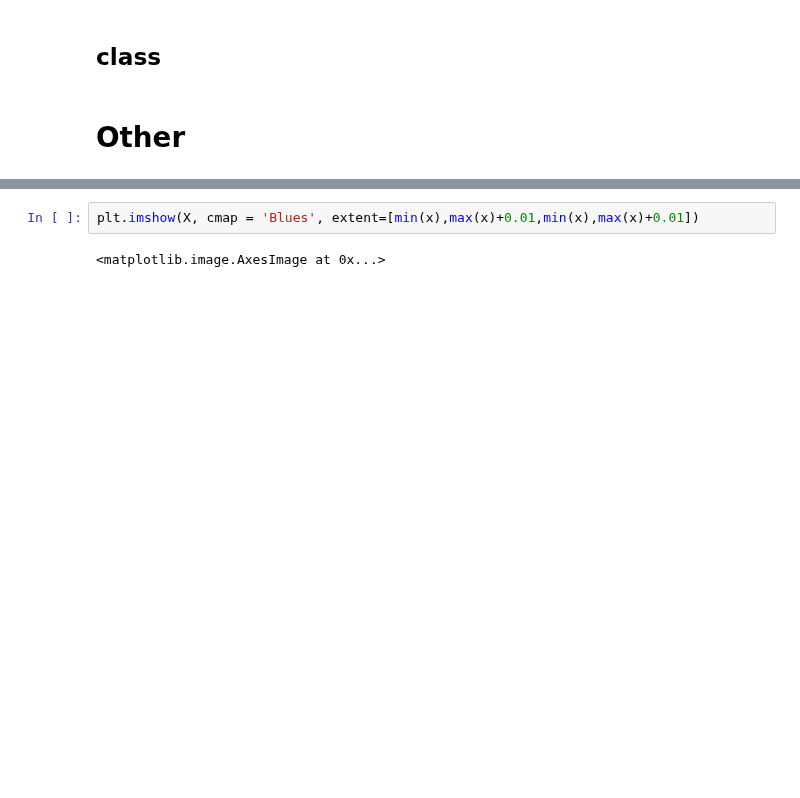
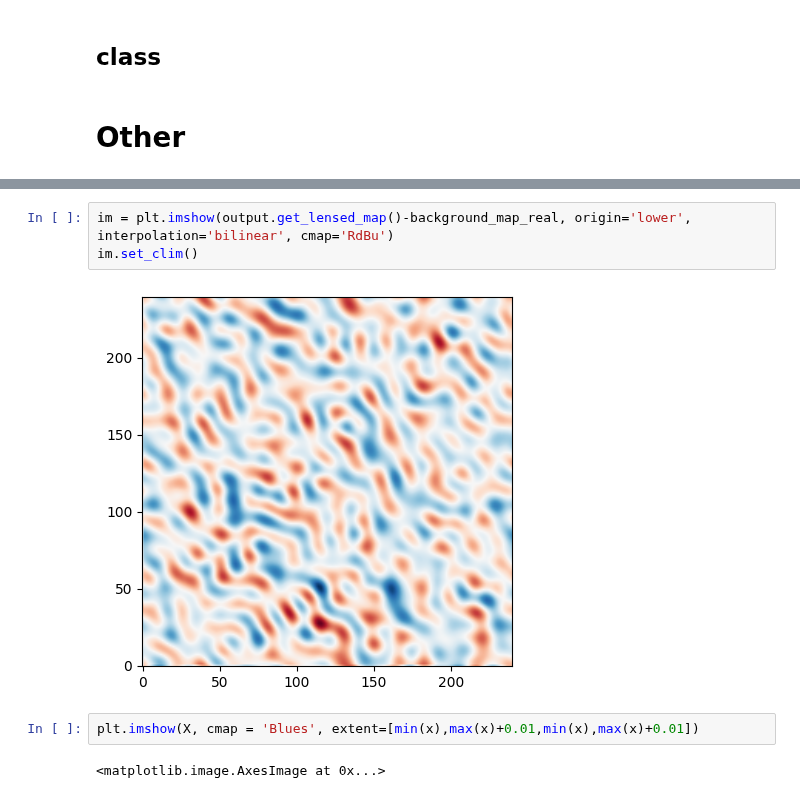
Before and after one commit to jzimm24/research-intern-AIfA, a Jupyter notebook: notebookes/cmb-maps.ipynb, the cells around one changed output, grey strips where cells are left out. Saved outputs shown, nothing was run; the diff lists cells and outputs as text; blank space fills up the shorter version.

```diff
--- a/notebookes/cmb-maps.ipynb
+++ b/notebookes/cmb-maps.ipynb
@@ -1002,3 +1041,8 @@ NameError: name 'testLens1' is not defined
+# %%
+im = plt.imshow(output.get_lensed_map()-background_map_real, origin='lower', interpolation='bilinear', cmap='RdBu')
+im.set_clim()
+# %% [output]
+[figure, added]
 # %%
 plt.imshow(X, cmap = 'Blues', extent=[min(x),max(x)+0.01,min(x),max(x)+0.01])
 # %% [output]
```
Also changed, not shown: parts of 8 cells of this notebook, 1 other file.
